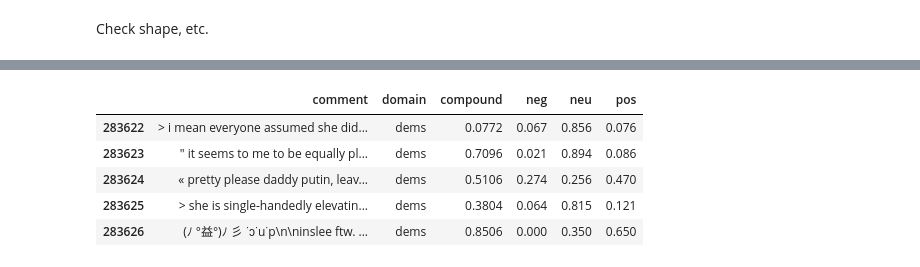
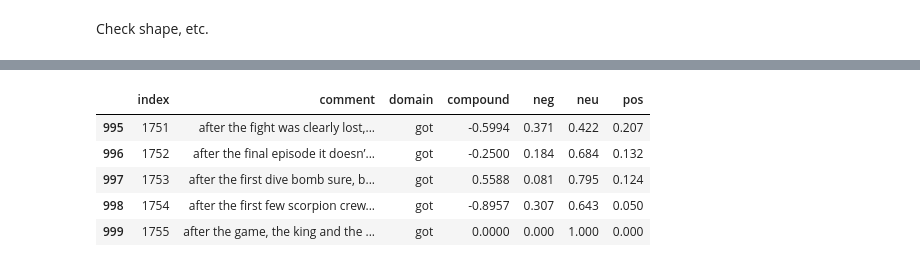
Before and after one commit to miaiseman/a-song-of-vice-and-higher, a Jupyter notebook: data_flow_together_6_11_big_df.ipynb, the cells around one changed output, grey strips where cells are left out. Saved outputs shown, nothing was run; the diff lists cells and outputs as text; code cells hidden in the pictures.

```diff
--- a/data_flow_together_6_11_big_df.ipynb
+++ b/data_flow_together_6_11_big_df.ipynb
@@ -316,3 +134,15 @@ memory usage: 1.3+ MB
 ### Bookmark! <a name='bookmark' />
 # %% [markdown]
 # Make combined comments df
+# %%
+# Setup PSQL connection
+conn = psql.connect(
+    database=db,
+    user=user,
+    password=ps,
+    host=host,
+    port='5432'
+)
+# %%
+# Instantiate cursor
+cur = conn.cursor()
@@ -400,0 +299,9 @@ df_uh_oh['comment'] = df_uh_oh['comment'].str.lower()
+# %%
+query = """
+        select * from comms_sntmnt_190612 limit 1000;
+        """
+
+# 'Cast' results to dataframe
+cur.execute(query)
+df_check = pd.DataFrame(cur.fetchall())
+df_check.columns = [col.name for col in cur.description]
@@ -401,9 +310,9 @@ df_uh_oh['comment'] = df_uh_oh['comment'].str.lower()
 # %%
-df_uh_oh.tail()
+df_check.tail()
 # %% [output]
-|  | comment | domain | compound | neg | neu | pos |
-| 283622 | > i mean everyone assumed she did... | dems | 0.0772 | 0.067 | 0.856 | 0.076 |
-| 283623 | " it seems to me to be equally pl... | dems | 0.7096 | 0.021 | 0.894 | 0.086 |
-| 283624 | « pretty please daddy putin, leav... | dems | 0.5106 | 0.274 | 0.256 | 0.470 |
-| 283625 | > she is single-handedly elevatin... | dems | 0.3804 | 0.064 | 0.815 | 0.121 |
-| 283626 | (ﾉ °益°)ﾉ 彡 ˙ɔ˙u˙p\n\ninslee ftw. ... | dems | 0.8506 | 0.000 | 0.350 | 0.650 |
+|  | index | comment | domain | compound | neg | neu | pos |
+| 995 | 1751 | after the fight was clearly lost,... | got | -0.5994 | 0.371 | 0.422 | 0.207 |
+| 996 | 1752 | after the final episode it doesn’... | got | -0.2500 | 0.184 | 0.684 | 0.132 |
+| 997 | 1753 | after the first dive bomb sure, b... | got | 0.5588 | 0.081 | 0.795 | 0.124 |
+| 998 | 1754 | after the first few scorpion crew... | got | -0.8957 | 0.307 | 0.643 | 0.050 |
+| 999 | 1755 | after the game, the king and the ... | got | 0.0000 | 0.000 | 1.000 | 0.000 |
```
Also changed, not shown: parts of 54 cells of this notebook.
